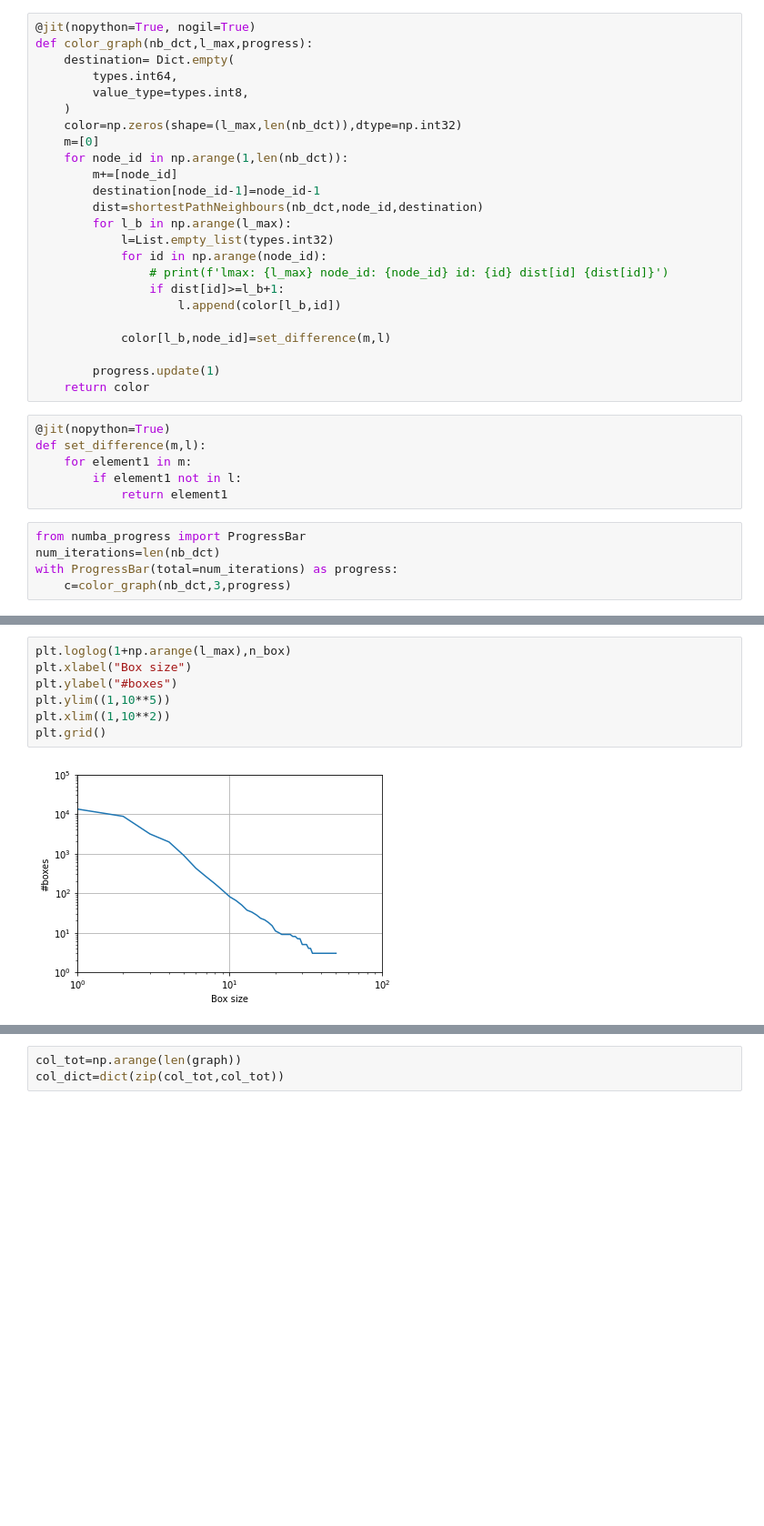
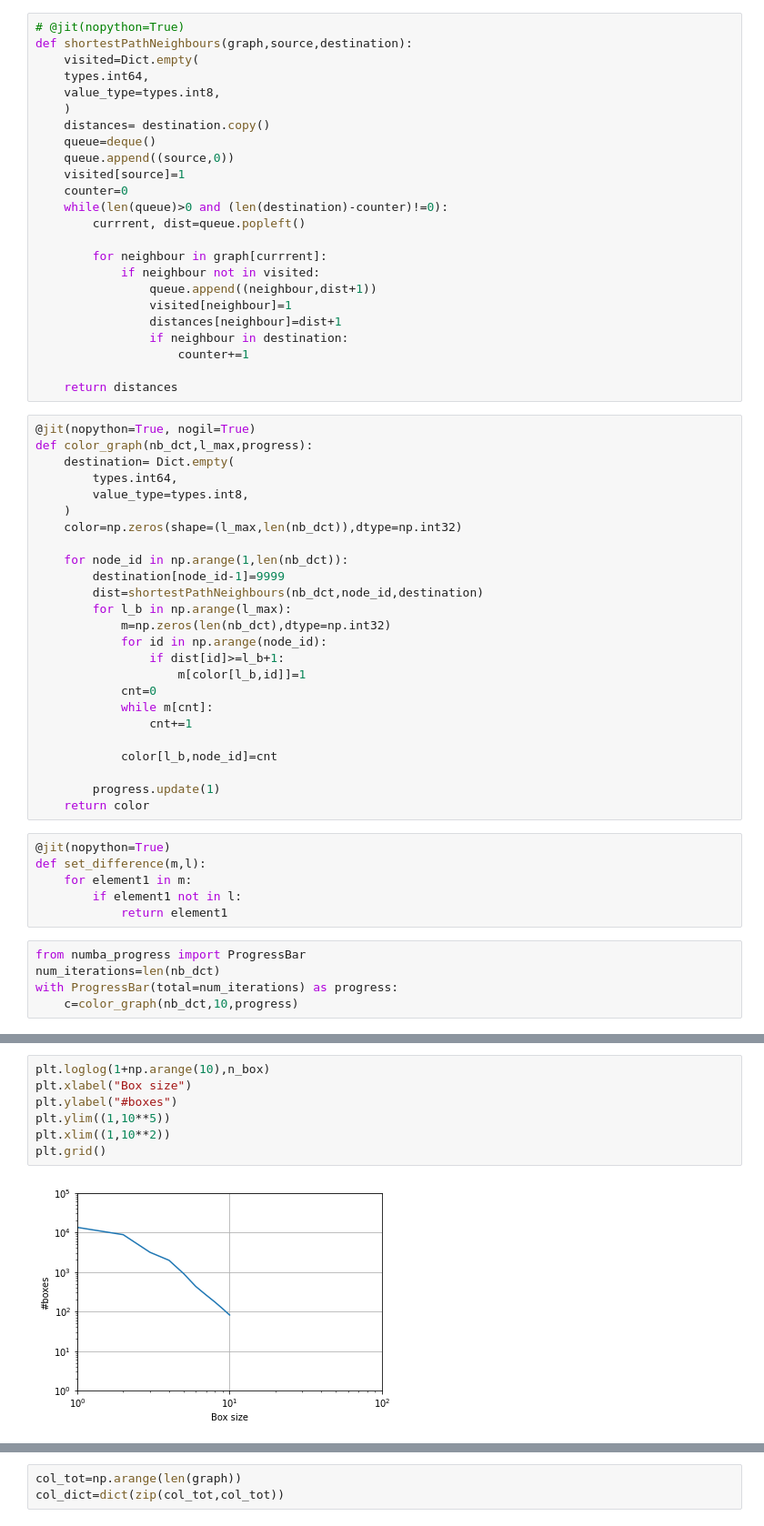
Before and after one commit to MateuszS312/Complex_evolving_networks, a Jupyter notebook: complex_evolving_networks.ipynb, the cells around one changed output, grey strips where cells are left out. Shown at 91% size. Drawn from its saved outputs; the diff is of its cells as text; blank space fills up the shorter version.

```diff
--- a/complex_evolving_networks.ipynb
+++ b/complex_evolving_networks.ipynb
@@ -624,3 +625,27 @@ for node, neighbours in graph.items():
+# %%
+# @jit(nopython=True)
+def shortestPathNeighbours(graph,source,destination):
+    visited=Dict.empty(
+    types.int64,
+    value_type=types.int8,
+    )
+    distances= destination.copy()
+    queue=deque()
+    queue.append((source,0))
+    visited[source]=1
+    counter=0
+    while(len(queue)>0 and (len(destination)-counter)!=0):
+        currrent, dist=queue.popleft()
+
+        for neighbour in graph[currrent]:
+            if neighbour not in visited:
+                queue.append((neighbour,dist+1))
+                visited[neighbour]=1
+                distances[neighbour]=dist+1
+                if neighbour in destination:
+                    counter+=1
+
+    return distances
 # %%
 @jit(nopython=True, nogil=True)
 def color_graph(nb_dct,l_max,progress):
@@ -629,19 +654,20 @@ def color_graph(nb_dct,l_max,progress):
         value_type=types.int8,
     )
     color=np.zeros(shape=(l_max,len(nb_dct)),dtype=np.int32)
-    m=[0]
+
     for node_id in np.arange(1,len(nb_dct)):
-        m+=[node_id]
-        destination[node_id-1]=node_id-1
+        destination[node_id-1]=9999
         dist=shortestPathNeighbours(nb_dct,node_id,destination)
         for l_b in np.arange(l_max):
-            l=List.empty_list(types.int32)
+            m=np.zeros(len(nb_dct),dtype=np.int32)
             for id in np.arange(node_id):
-                # print(f'lmax: {l_max} node_id: {node_id} id: {id} dist[id] {dist[id]}')
                 if dist[id]>=l_b+1:
-                    l.append(color[l_b,id])
+                    m[color[l_b,id]]=1
+            cnt=0
+            while m[cnt]:
+                cnt+=1
 
-            color[l_b,node_id]=set_difference(m,l)
+            color[l_b,node_id]=cnt
 
         progress.update(1)
     return color
@@ -655,4 +681,4 @@ def set_difference(m,l):
 from numba_progress import ProgressBar
 num_iterations=len(nb_dct)
 with ProgressBar(total=num_iterations) as progress:
-    c=color_graph(nb_dct,3,progress)
+    c=color_graph(nb_dct,10,progress)
@@ -712,10 +723,10 @@ n_box
 # %%
-plt.loglog(1+np.arange(l_max),n_box)
+plt.loglog(1+np.arange(10),n_box)
 plt.xlabel("Box size")
 plt.ylabel("#boxes")
 plt.ylim((1,10**5))
 plt.xlim((1,10**2))
 plt.grid()
 # %% [output]
-[figure, old version]
+[figure, new version]
 # %%
```
Also changed, not shown: parts of 13 cells of this notebook, 1 other file.
